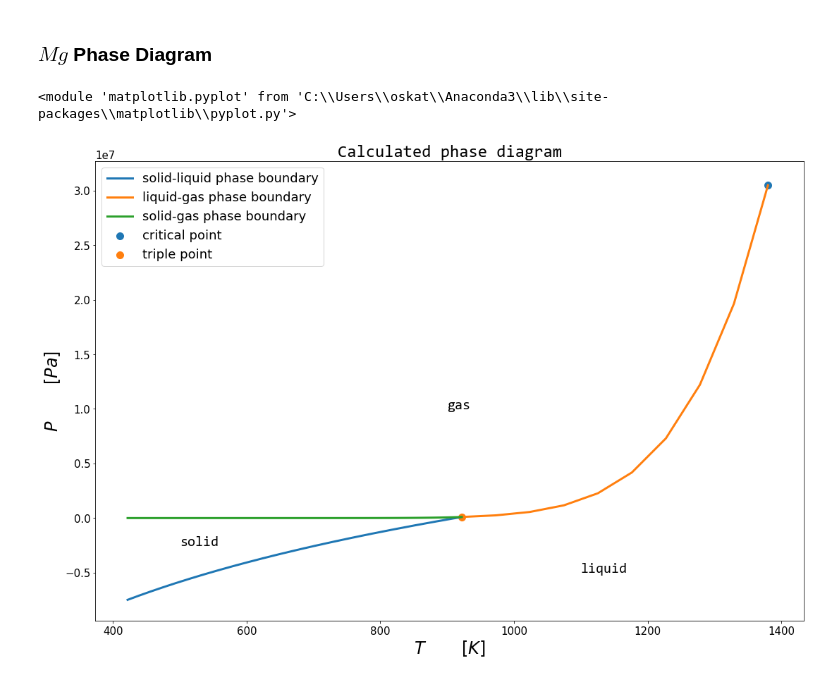
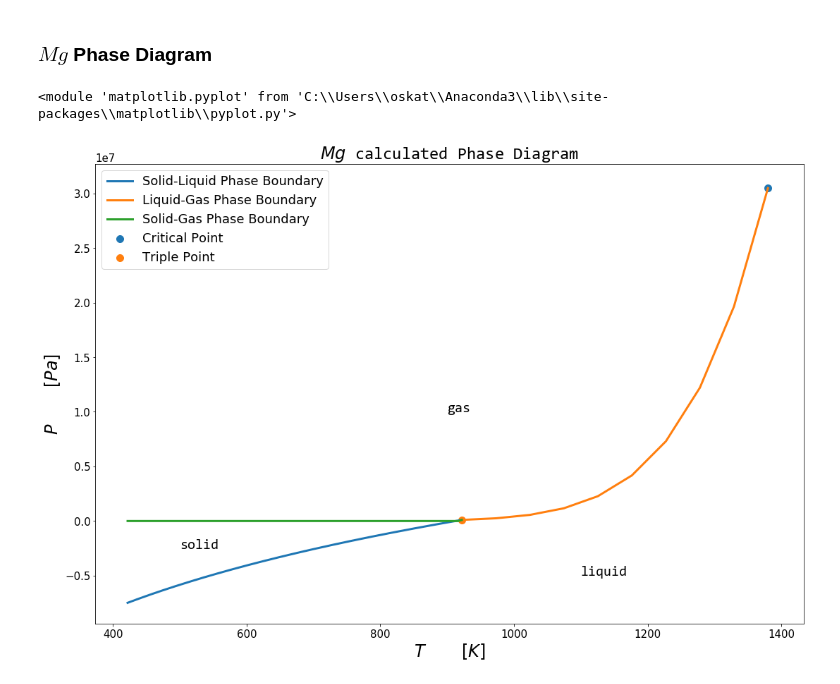
Before and after one commit to KiraSensei13/MNT_ITESM_courses, a Jupyter notebook: 2.2.ThermodynamicsOfMaterials/classActivity01/A01212611_thermo_Hwk07.ipynb, the cells around one changed output. Saved outputs shown, nothing was run; the diff lists cells and outputs as text; code cells hidden in the pictures.

Commit message:
phase diagram?

```diff
--- a/2.2.ThermodynamicsOfMaterials/classActivity01/A01212611_thermo_Hwk07.ipynb
+++ b/2.2.ThermodynamicsOfMaterials/classActivity01/A01212611_thermo_Hwk07.ipynb
@@ -340,34 +377,35 @@ P_boil = 101325*u.Pa
 
 # (T,P) at the critical point
 T_crit = 1380*u.K
 P_crit = 30476630*u.Pa
 
 # the molar enthalpy (H), molar entropy (S). and molar volume (V) for undergoing
 # melting, vaporization, and sublimation at the critical point.
 
 # melting: solid to liquid
 H_melt = 8.954*u.kJ/u.mol
 V_melt = 1*u.cc/u.mol
 # vaporization: liquid to gas
 H_vap = 131.8*u.kJ/u.mol
 # sublimation: solid to vapor
-H_sub = 150*u.kJ/u.mol
+H_sub = 150000*u.kJ/u.mol
 
 # array of temp points
 T_melt = np.linspace(T_trip.magnitude-500,T_trip.magnitude,1000)*u.K
 T_vap = np.linspace(T_trip.magnitude,T_crit.magnitude,10)*u.K
 T_sub = np.linspace(T_trip.magnitude-500,T_trip.magnitude,100)*u.K
 
 # gas constant
 R = 8.314*u.J/(u.mol*u.K)
 
 # plot
-plotPhaseDiagram_(T_trip, P_trip, T_boil, P_boil, T_crit, P_crit, H_melt, V_melt, H_vap, H_sub, T_melt, T_vap, T_sub);
+plotPhaseDiagram_(T_trip, P_trip, T_boil, P_boil, T_crit, P_crit, H_melt, V_melt, H_vap, H_sub, T_melt, T_vap, T_sub, r'$Mg$');
 plt.annotate('solid', xy=(500,-0.25e7), xycoords='data', fontsize=20, **pfont)
 plt.annotate('liquid', xy=(1100,-0.5e7), xycoords='data', fontsize=20, **pfont)
 plt.annotate('gas', xy=(900,1e7), xycoords='data', fontsize=20, **pfont)
-#plt.ylim(-2.5e9, 0.125e9)
+#plt.xlim(900, 1400)
+#plt.ylim(10e-3, 0.125e9)
 display(plt);
 # %% [output]
 <module 'matplotlib.pyplot' from 'C:\\Users\\oskat\\Anaconda3\\lib\\site-packages\\matplotlib\\pyplot.py'>
-[figure, old version]
+[figure, new version]
```
Also changed, not shown: parts of 5 cells of this notebook.
